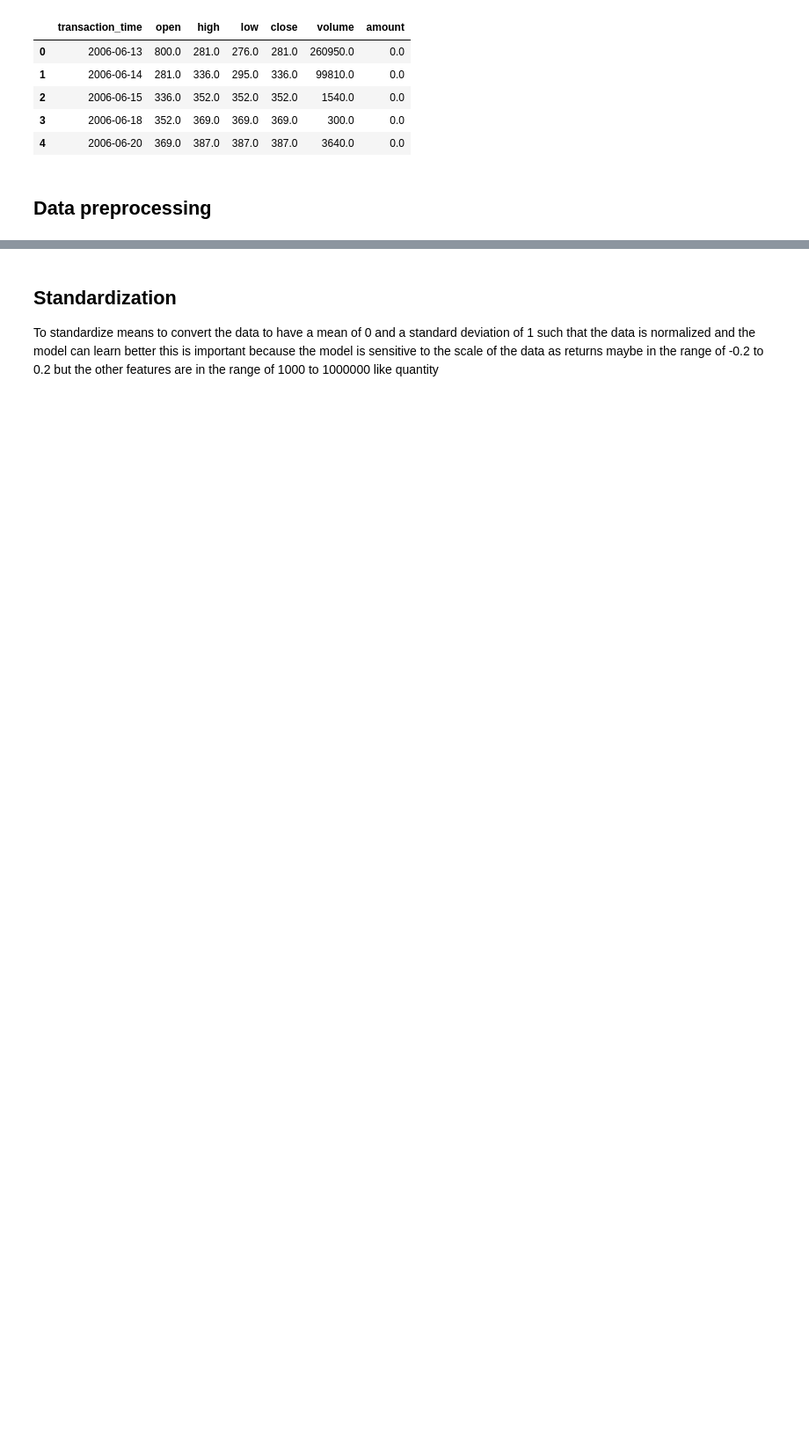
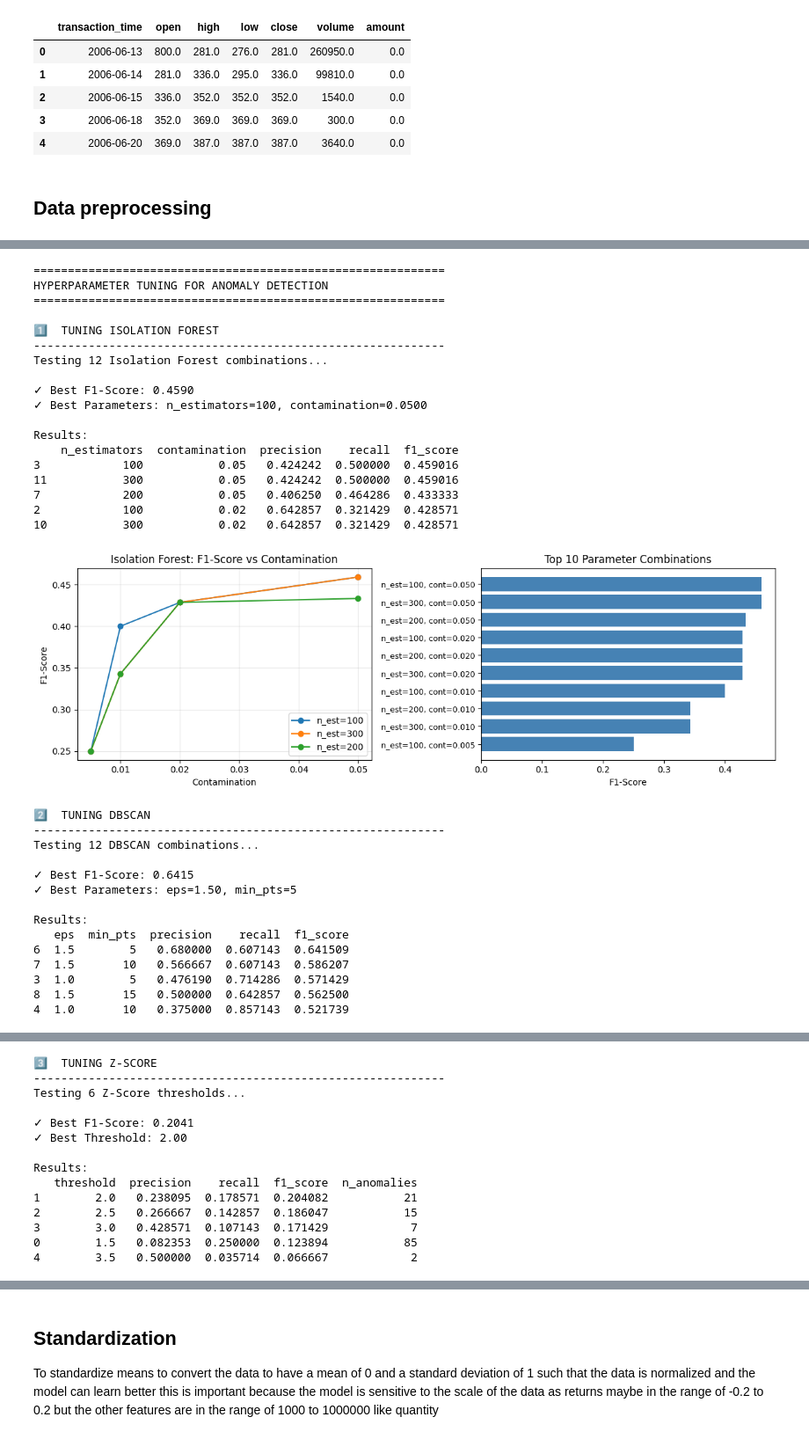
Before and after one commit to RehanBoyaju/Anomaly-Detection, a Jupyter notebook: src/research/AnomalyDetector.ipynb, the cells around one changed output, grey strips where cells are left out. Shown at 88% size. Saved outputs shown, nothing was run; the diff lists cells and outputs as text; code cells hidden in the pictures; blank space fills up the shorter version.

Commit message:
Feat: Hyperparamter tuning

```diff
--- a/src/research/AnomalyDetector.ipynb
+++ b/src/research/AnomalyDetector.ipynb
@@ -316,0 +798,45 @@ fig.show()
+# %%
+
+best_params, all_results = run_hyperparameter_tuning(df, features)
+
+z_score_threshold = best_params['z_score']['threshold']
+
+n_estimators = best_params['isolation_forest']['n_estimators']
+contamination = best_params['isolation_forest']['contamination']
+
+epsilon = best_params['dbscan']['eps']
+min_samples = best_params['dbscan']['min_pts']
+# %% [output]
+============================================================
+HYPERPARAMETER TUNING FOR ANOMALY DETECTION
+============================================================
+
+1️⃣  TUNING ISOLATION FOREST
+------------------------------------------------------------
+Testing 12 Isolation Forest combinations...
+
+✓ Best F1-Score: 0.4590
+✓ Best Parameters: n_estimators=100, contamination=0.0500
+
+Results:
+    n_estimators  contamination  precision    recall  f1_score
+3            100           0.05   0.424242  0.500000  0.459016
+11           300           0.05   0.424242  0.500000  0.459016
+7            200           0.05   0.406250  0.464286  0.433333
+2            100           0.02   0.642857  0.321429  0.428571
+10           300           0.02   0.642857  0.321429  0.428571
+[figure, added]
+2️⃣  TUNING DBSCAN
+------------------------------------------------------------
+Testing 12 DBSCAN combinations...
+
+✓ Best F1-Score: 0.6415
+✓ Best Parameters: eps=1.50, min_pts=5
+
+Results:
+   eps  min_pts  precision    recall  f1_score
+6  1.5        5   0.680000  0.607143  0.641509
+7  1.5       10   0.566667  0.607143  0.586207
+3  1.0        5   0.476190  0.714286  0.571429
+8  1.5       15   0.500000  0.642857  0.562500
+4  1.0       10   0.375000  0.857143  0.521739
@@ -316,0 +844,14 @@ fig.show()
+3️⃣  TUNING Z-SCORE
+------------------------------------------------------------
+Testing 6 Z-Score thresholds...
+
+✓ Best F1-Score: 0.2041
+✓ Best Threshold: 2.00
+
+Results:
+   threshold  precision    recall  f1_score  n_anomalies
+1        2.0   0.238095  0.178571  0.204082           21
+2        2.5   0.266667  0.142857  0.186047           15
+3        3.0   0.428571  0.107143  0.171429            7
+0        1.5   0.082353  0.250000  0.123894           85
+4        3.5   0.500000  0.035714  0.066667            2
```
Also changed, not shown: parts of 21 cells of this notebook, 1 other file.
